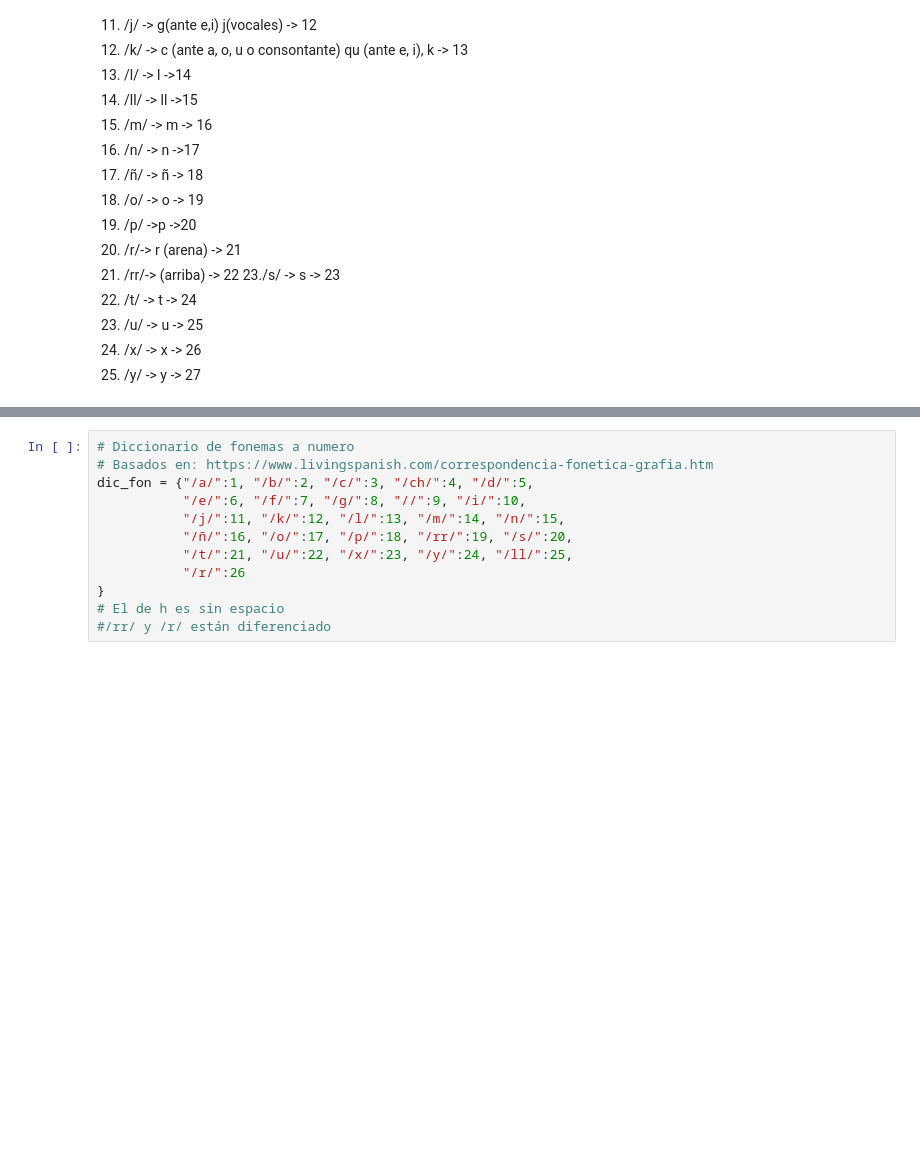
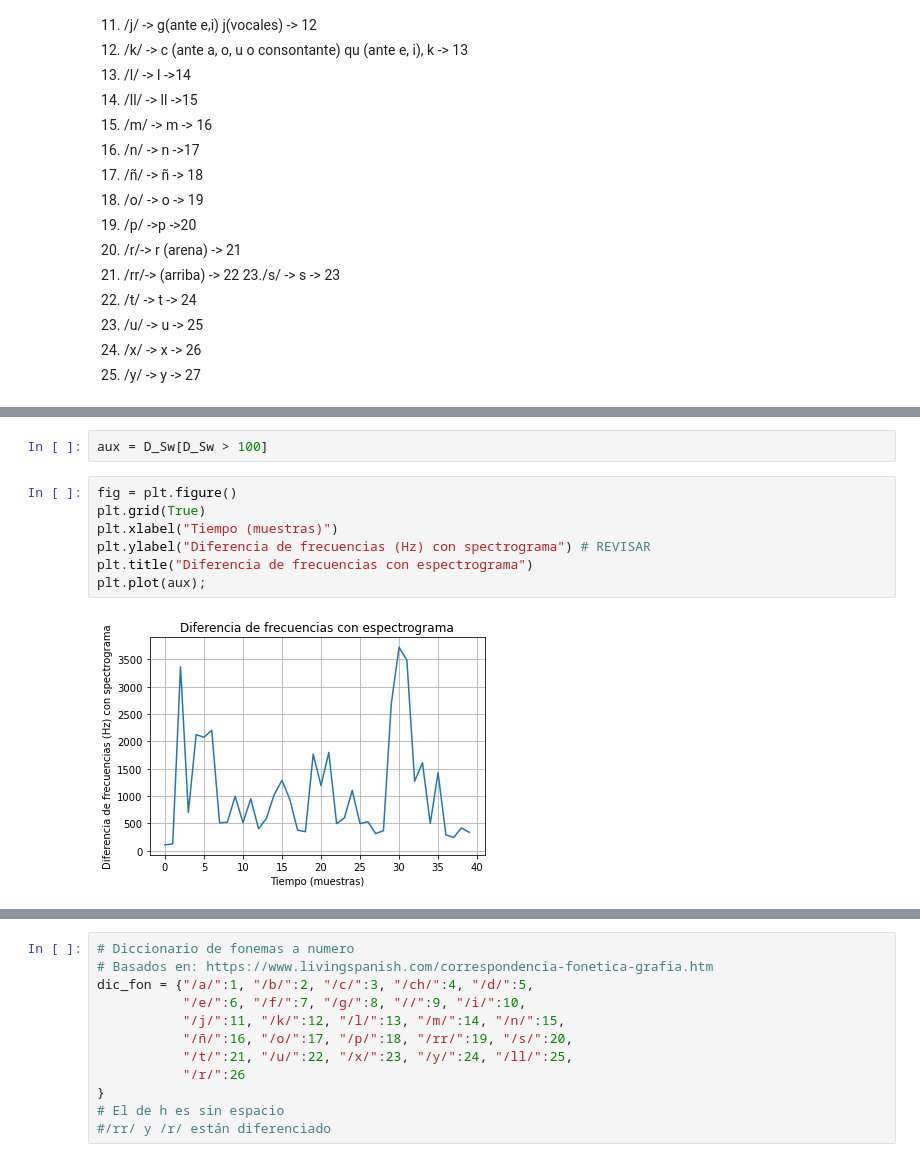
Before and after one commit to juanksRuiz/Intro_a_NLP, a Jupyter notebook: Talleres/ASR Systems using HMM-20210216/Implementing a simple ASR using HMM.ipynb, the cells around one changed output, grey strips where cells are left out. Saved outputs shown, nothing was run; the diff lists cells and outputs as text; blank space fills up the shorter version.

```diff
--- a/Talleres/ASR Systems using HMM-20210216/Implementing a simple ASR using HMM.ipynb
+++ b/Talleres/ASR Systems using HMM-20210216/Implementing a simple ASR using HMM.ipynb
@@ -69,0 +157,11 @@ En este taller implementaremos un sistema de reconocimiento de habla de palabras
+# %%
+aux = D_Sw[D_Sw > 100]
+# %%
+fig = plt.figure()
+plt.grid(True)
+plt.xlabel("Tiempo (muestras)")
+plt.ylabel("Diferencia de frecuencias (Hz) con spectrograma") # REVISAR
+plt.title("Diferencia de frecuencias con espectrograma")
+plt.plot(aux);
+# %% [output]
+[figure, added]
```
Also changed, not shown: parts of 13 cells of this notebook.
